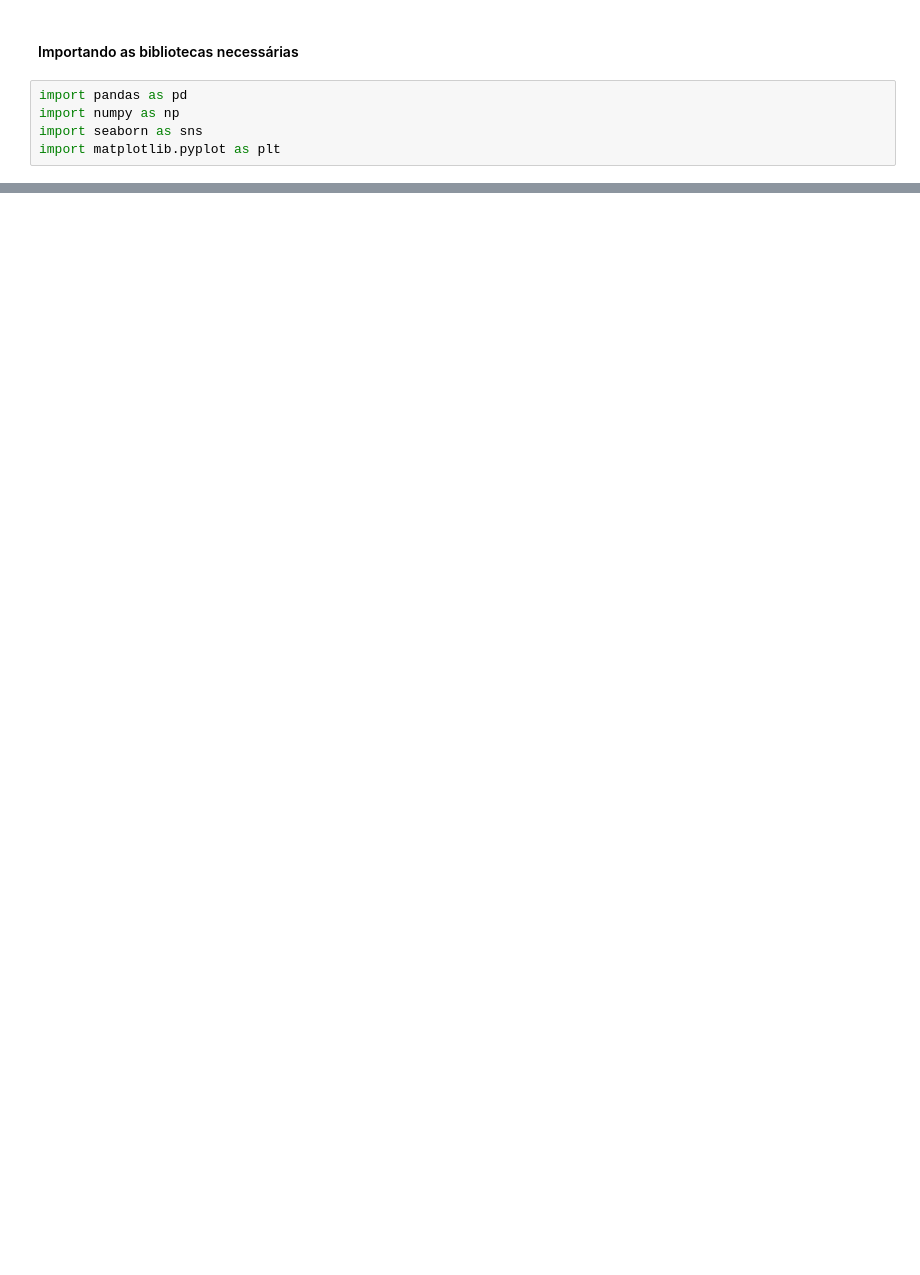
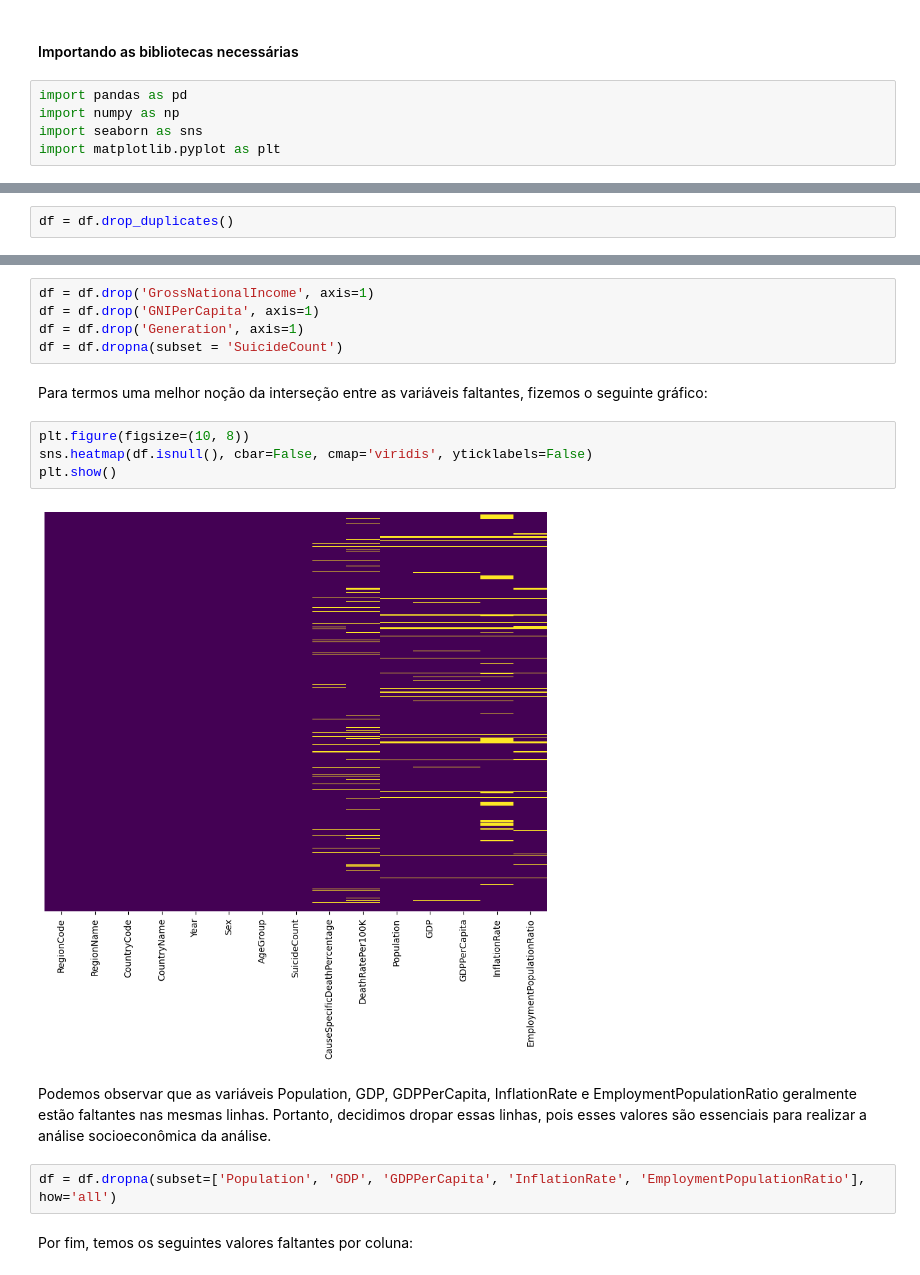
Before and after one commit to PETCC-UFRN/data-pet, a Jupyter notebook: SuicideRates/LimpezaSuicideRates.ipynb, the cells around one changed output, grey strips where cells are left out. Saved outputs shown, nothing was run; the diff lists cells and outputs as text; blank space fills up the shorter version.

```diff
--- a/SuicideRates/LimpezaSuicideRates.ipynb
+++ b/SuicideRates/LimpezaSuicideRates.ipynb
@@ -57,0 +149,2 @@ df = df.replace(np.nan, 0)
+# %%
+df = df.drop_duplicates()
@@ -57,0 +157,19 @@ df = df.replace(np.nan, 0)
+# %%
+df = df.drop('GrossNationalIncome', axis=1)
+df = df.drop('GNIPerCapita', axis=1)
+df = df.drop('Generation', axis=1)
+df = df.dropna(subset = 'SuicideCount')
+# %% [markdown]
+Para termos uma melhor noção da interseção entre as variáveis faltantes, fizemos o seguinte gráfico:
+# %%
+plt.figure(figsize=(10, 8))
+sns.heatmap(df.isnull(), cbar=False, cmap='viridis', yticklabels=False)
+plt.show()
+# %% [output]
+[figure, added]
+# %% [markdown]
+Podemos observar que as variáveis Population, GDP, GDPPerCapita, InflationRate e EmploymentPopulationRatio geralmente estão faltantes nas mesmas linhas. Portanto, decidimos dropar essas linhas, pois esses valores são essenciais para realizar a análise socioeconômica da análise.
+# %%
+df = df.dropna(subset=['Population', 'GDP', 'GDPPerCapita', 'InflationRate', 'EmploymentPopulationRatio'], how='all')
+# %% [markdown]
+Por fim, temos os seguintes valores faltantes por coluna:
```
Also changed, not shown: parts of 29 cells of this notebook.
